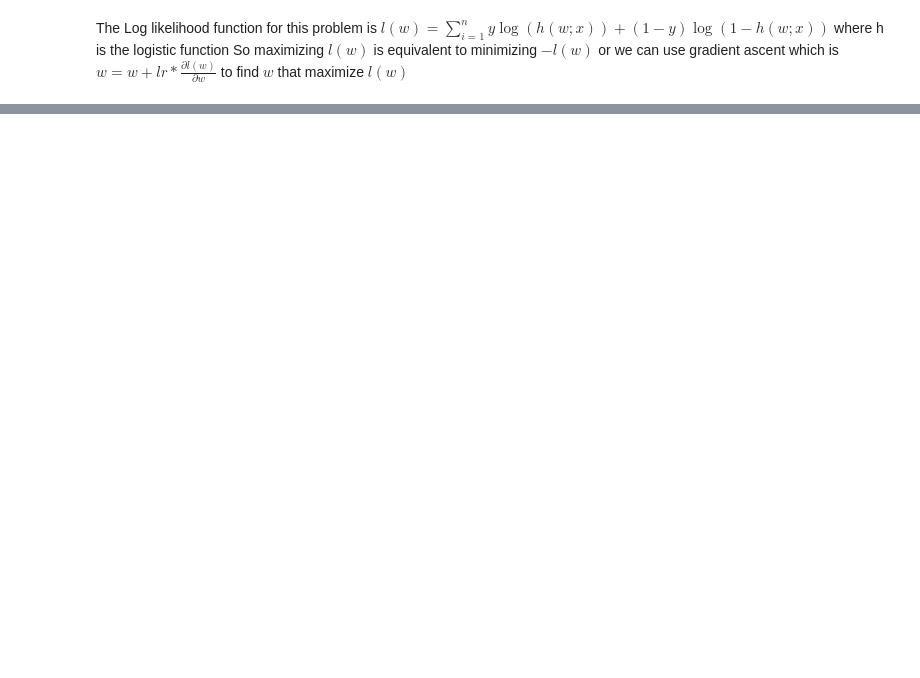
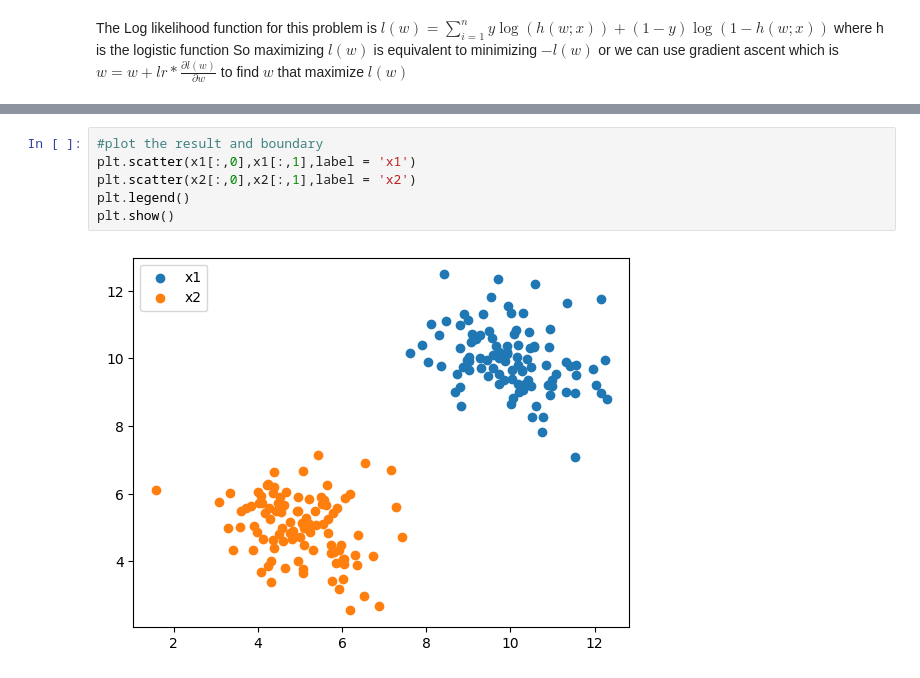
Before and after one commit to XindongT/ML_algorithms, a Jupyter notebook: Classification.ipynb, the cells around one changed output, grey strips where cells are left out. Saved outputs shown, nothing was run; the diff lists cells and outputs as text; blank space fills up the shorter version.

```diff
--- a/Classification.ipynb
+++ b/Classification.ipynb
@@ -49,0 +92,8 @@ def dLoss_w(x,w,b,y):
+# %%
+#plot the result and boundary
+plt.scatter(x1[:,0],x1[:,1],label = 'x1')
+plt.scatter(x2[:,0],x2[:,1],label = 'x2')
+plt.legend()
+plt.show()
+# %% [output]
+[figure, added]
```
Also changed, not shown: parts of 10 cells of this notebook.
